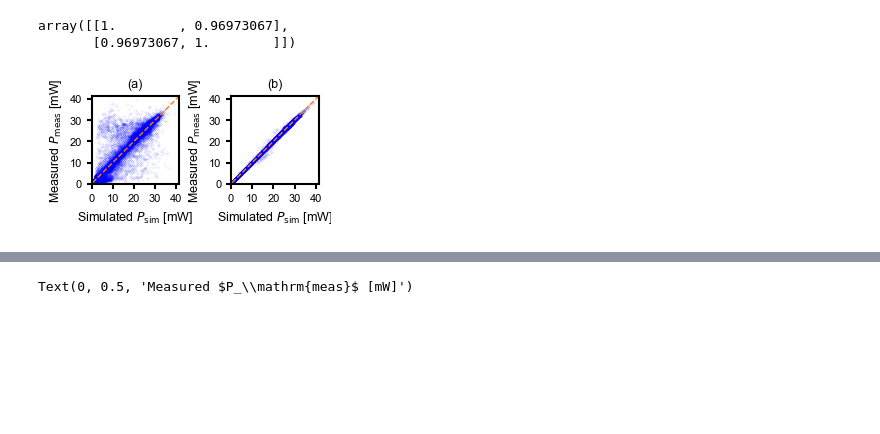
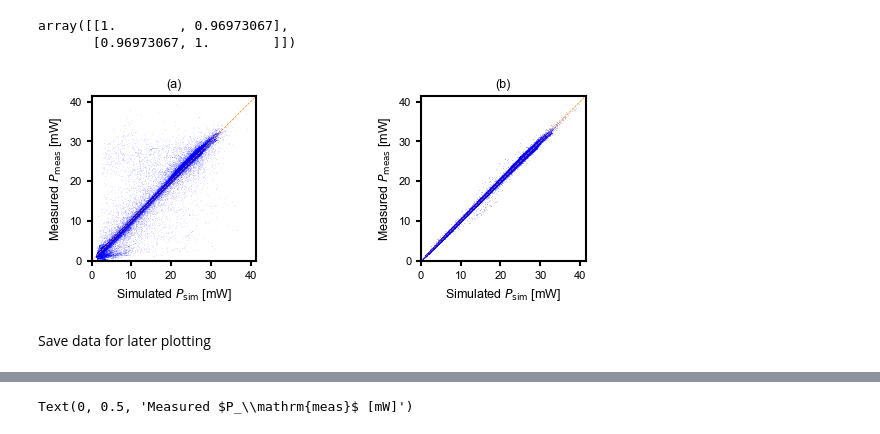
Before and after one commit to roberthilleck/PVcircuit, a Jupyter notebook: notebooks/remodel_iiiv-Si_4T.ipynb, the cells around one changed output, grey strips where cells are left out. Saved outputs shown, nothing was run; the diff lists cells and outputs as text; code cells hidden in the pictures; blank space fills up the shorter version.

Commit message:
Update remodeling to most recent version

```diff
--- a/notebooks/remodel_iiiv-Si_4T.ipynb
+++ b/notebooks/remodel_iiiv-Si_4T.ipynb
@@ -86,9 +89,13 @@ def get_figsize(width_pt=396, fraction = 1, ratio=(5**.5 - 1) / 2, rows=1, cols=
 
     return (fig_width_in, fig_height_in)
 # %%
-FIG_WIDTH = 396
-FIG_WIDTH = 522
-FIG_WIDTH = 252
+# For IEEE
+# FIG_WIDTH = 396
+# FIG_WIDTH = 522
+# FIG_WIDTH = 252
+
+# For RRL
+FIG_WIDTH = 542.02501
 # %%
 # style_path = r"C:\Users\rwitteck\.matplotlib\mystyles\mystyle.mplstyle"
 # mpl.use('pgf')
@@ -97,7 +104,7 @@ plt.style.use('default')
 # plt.style.use('mystyle')
 # %%
 # mpl.rc("figure",figsize=get_figsize(FIG_WIDTH))
-fig_onecol = get_figsize(FIG_WIDTH, fraction = 0.8, ratio=1,rows=1,cols=1)
+fig_onecol = get_figsize(FIG_WIDTH, fraction = 0.85, ratio=1,rows=1,cols=1)
 fig_twocol = get_figsize(FIG_WIDTH, fraction = 1, ratio=1,rows=1,cols=2)
 fig_threecol = get_figsize(FIG_WIDTH, fraction = 1, ratio=1,rows=1,cols=3)
 
@@ -3035,7 +3113,7 @@ simulate output with current and temperature
 # with open("power_data_wisc.p","wb") as fout:
 #     pickle.dump(power_data_wisc,fout)
 # %%
-with open("power_data_wisc.p","rb") as fin:
+with open(r"ey_data/power_data_wisc.p","rb") as fin:
     power_data_wisc = pickle.load(fin)
 # %%
 fig,ax = plt.subplots(1,1, constrained_layout=True, figsize = fig_onecol)
@@ -3082,7 +3160,7 @@ Simulate ouput with spectra and temperaure only
 # with open("power_data.p","wb") as fout:
 #     pickle.dump(power_data,fout)
 # %%
-with open("power_data.p","rb") as fin:
+with open(r"ey_data/power_data.p","rb") as fin:
     power_data = pickle.load(fin)
 # %%
 fig,ax = plt.subplots(1,1, constrained_layout=True, figsize = fig_onecol)
@@ -3114,40 +3192,43 @@ np.corrcoef(power_data["power4T"] * 1e3, (MR281_top_filtered['pmp'] + MR281_bott
 array([[1.        , 0.96973067],
        [0.96973067, 1.        ]])
 # %%
-fig,ax = plt.subplots(1,2, constrained_layout=True, figsize = fig_onecol)
+fig,ax = plt.subplots(1,2, constrained_layout=False, figsize = fig_onecol)
 
-ax[0].plot(power_data["power4T"]*1e3,(MR281_top_filtered['pmp'] + MR281_bottom_filtered['pmp'])*1e3, ".", ms=0.1, mfc=(0,0,1,1), mec=(0,0,1,1))
+ax[0].plot(power_data["power4T"]*1e3,(MR281_top_filtered['pmp'] + MR281_bottom_filtered['pmp'])*1e3, ".", ms=1, mfc=(0,0,1,0.25), mec=(0,0,0,0))
 ax[0].set_aspect(1)
 max_ax = ax[0].get_ylim()
-ax[0].plot(max_ax,max_ax,"--", c=(1,0.5,0), lw=1)
+ax[0].plot(max_ax,max_ax,"--", c=(1,0.5,0), lw=0.5)
 
 ax[0].set_xlim(0,max_ax[1])
 ax[0].set_ylim(0,max_ax[1])
 
 ax[0].set_xlabel(r"Simulated $P_\mathrm{sim}$ [mW]")
 ax[0].set_ylabel(r"Measured $P_\mathrm{meas}$ [mW]")
 
-ax[1].plot(power_data_wisc["power4T"] * 1e3, (MR281_top_filtered['pmp'] + MR281_bottom_filtered['pmp'])*1e3, ".", ms=0.1, mfc=(0,0,1,1), mec=(0,0,1,1))
+ax[1].plot(power_data_wisc["power4T"] * 1e3, (MR281_top_filtered['pmp'] + MR281_bottom_filtered['pmp'])*1e3, ".", ms=1, mfc=(0,0,1,0.5), mec=(0,0,0,0))
 ax[1].set_aspect(1)
 lims = ax[1].get_ylim()
-ax[1].plot(lims,lims,"--",c=(1,0.5,0), lw=1)
+ax[1].plot(lims,lims,"--",c=(1,0.5,0), lw=0.5)
 
 ax[1].set_xlim(0,lims[1])
 ax[1].set_ylim(0,lims[1])
 
 ax[1].set_xlabel(r"Simulated $P_\mathrm{sim}$ [mW]")
 ax[1].set_ylabel(r"Measured $P_\mathrm{meas}$ [mW]")
 
 ax[0].set_title("(a)", loc='center')
 ax[1].set_title("(b)", loc='center')
 
 ax[0].locator_params(axis='both', nbins=5)
 ax[1].locator_params(axis='both', nbins=5)
 
-
+fig.subplots_adjust(wspace=1) # For one col version
 # fig.savefig(r"C:\Users\rwitteck\OneDrive - NREL\Publications\2023\Outdoor tandem module\figures\pvsp.pgf", format='pgf', backend='pgf')
 # fig.savefig(r"C:\Users\rwitteck\OneDrive - NREL\Publications\2023\Outdoor tandem module\figures\pvsp.pdf", format='pdf', bbox_inches = "tight")
 # fig.savefig(r"C:\Users\rwitteck\OneDrive - NREL\Publications\2023\Outdoor tandem module\figures\pvsp.png", format='png', bbox_inches = "tight")
-fig.savefig(fr'C:\Users\rwitteck\OneDrive - NREL\Publications\2023\EHE-paper\Tex\figures\pvsp.{"pdf"}', format='pdf', bbox_inches = "tight")
+fig.savefig(fr'C:\Users\rwitteck\OneDrive - NREL\Publications\2023\EHE-paper\Submission_1\figures\pvsp.{"pdf"}', format='pdf', bbox_inches = "tight")
+fig.savefig(fr'C:\Users\rwitteck\OneDrive - NREL\Publications\2023\EHE-paper\Submission_1\figures\pvsp.{"png"}', format='png', bbox_inches = "tight", dpi = 300)
 # %% [output]
-[figure, old version]
+[figure, new version]
+# %% [markdown]
+Save data for later plotting
```
Also changed, not shown: parts of 28 cells of this notebook.
